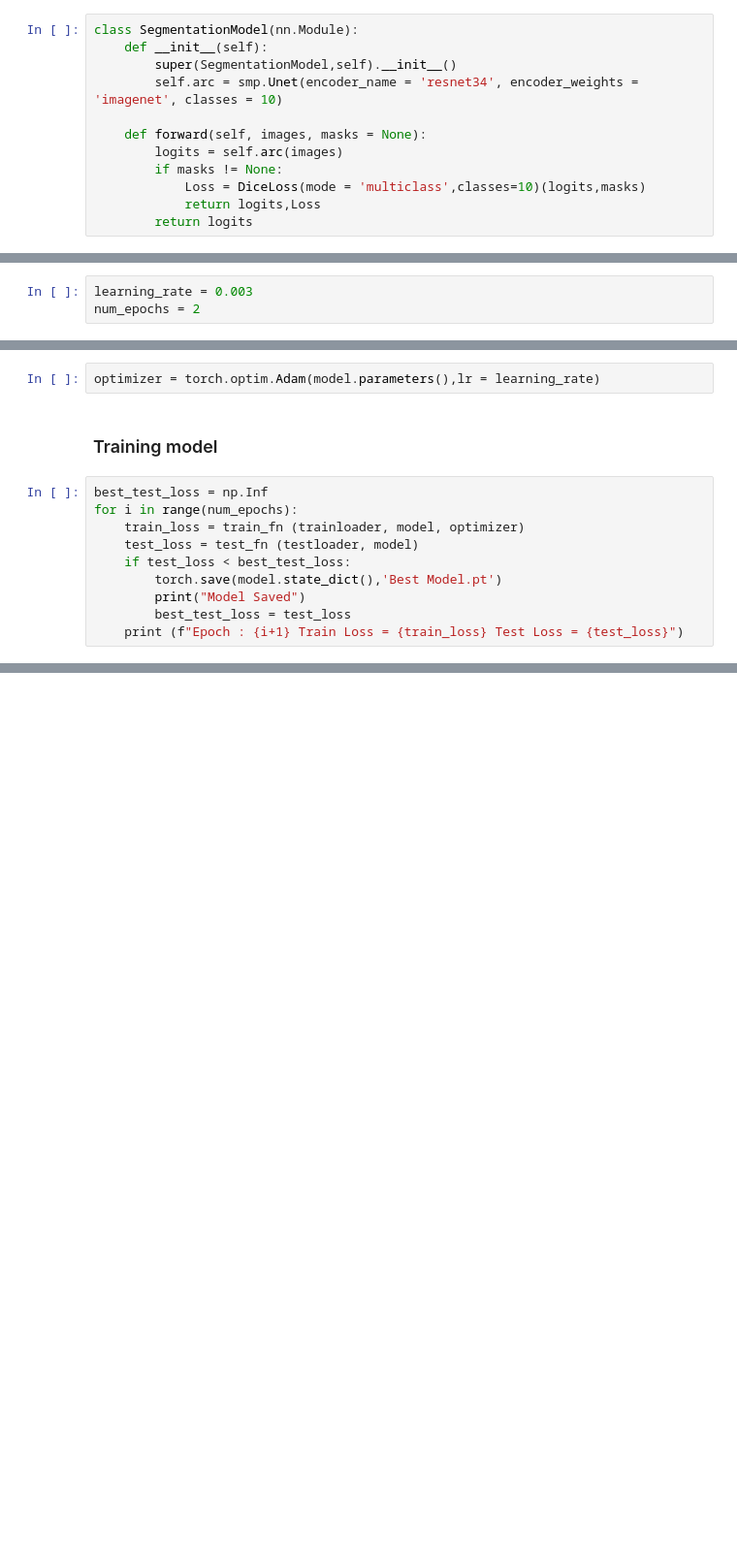
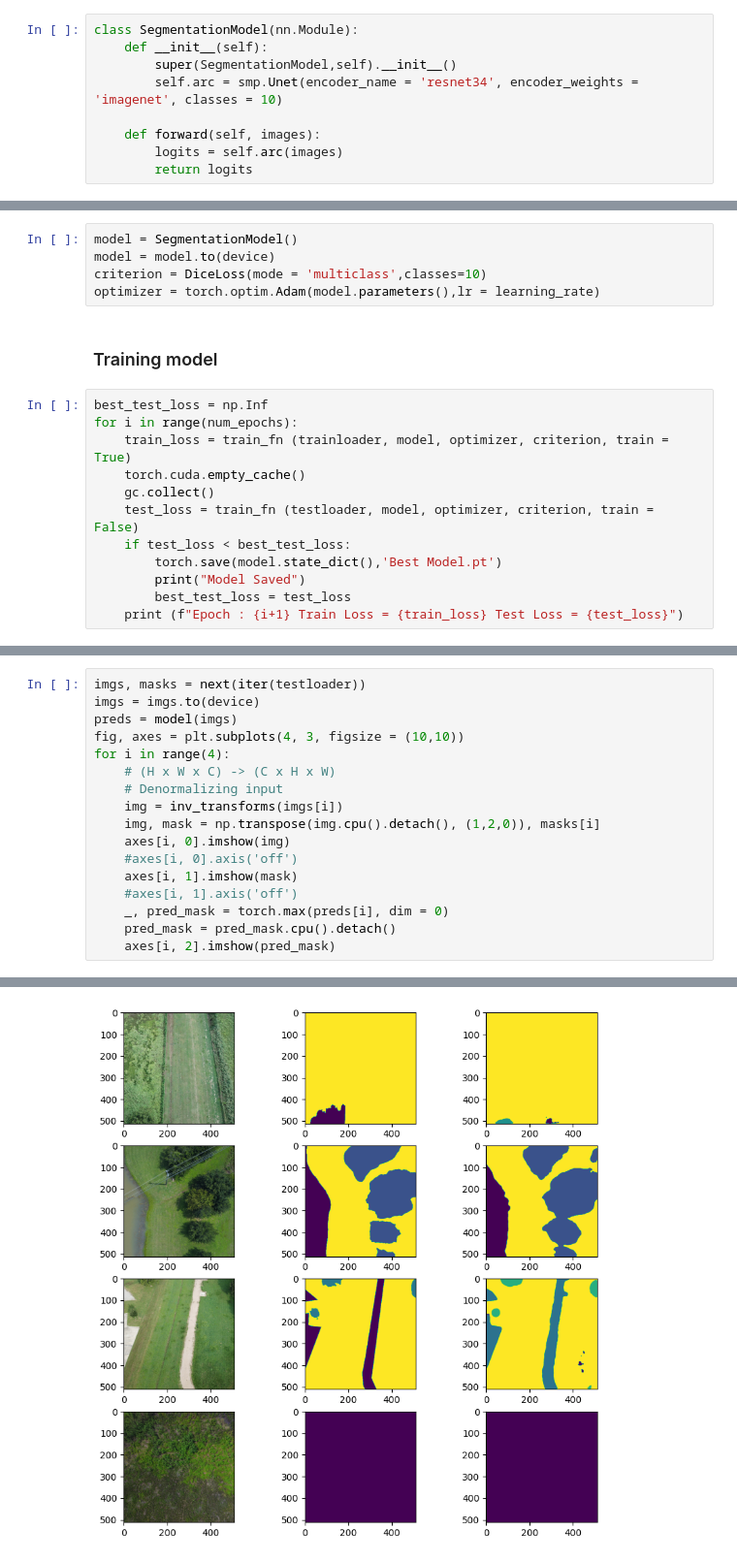
Before and after one commit to AniTho/scene_graph, a Jupyter notebook: work.ipynb, the cells around one changed output, grey strips where cells are left out. Shown at 97% size. Saved outputs shown, nothing was run; the diff lists cells and outputs as text; blank space fills up the shorter version.

```diff
--- a/work.ipynb
+++ b/work.ipynb
@@ -176,9 +214,6 @@ class SegmentationModel(nn.Module):
         super(SegmentationModel,self).__init__()
         self.arc = smp.Unet(encoder_name = 'resnet34', encoder_weights = 'imagenet', classes = 10)
 
-    def forward(self, images, masks = None):
+    def forward(self, images):
         logits = self.arc(images)
-        if masks != None:
-            Loss = DiceLoss(mode = 'multiclass',classes=10)(logits,masks)
-            return logits,Loss
         return logits
@@ -218,3 +239,0 @@ def test_fn(data_loader, model):
-# %%
-learning_rate = 0.003
-num_epochs = 2
@@ -223,12 +242,17 @@ num_epochs = 2
 # %%
+model = SegmentationModel()
+model = model.to(device)
+criterion = DiceLoss(mode = 'multiclass',classes=10)
 optimizer = torch.optim.Adam(model.parameters(),lr = learning_rate)
 # %% [markdown]
 ### Training model
 # %%
 best_test_loss = np.Inf
 for i in range(num_epochs):
-    train_loss = train_fn (trainloader, model, optimizer)
-    test_loss = test_fn (testloader, model)
+    train_loss = train_fn (trainloader, model, optimizer, criterion, train = True)
+    torch.cuda.empty_cache()
+    gc.collect()
+    test_loss = train_fn (testloader, model, optimizer, criterion, train = False)
     if test_loss < best_test_loss:
         torch.save(model.state_dict(),'Best Model.pt')
         print("Model Saved")
@@ -238,0 +281,18 @@ RuntimeError: one_hot is only applicable to index tensor.
+# %%
+imgs, masks = next(iter(testloader))
+imgs = imgs.to(device)
+preds = model(imgs)
+fig, axes = plt.subplots(4, 3, figsize = (10,10))
+for i in range(4):
+    # (H x W x C) -> (C x H x W)
+    # Denormalizing input
+    img = inv_transforms(imgs[i])
+    img, mask = np.transpose(img.cpu().detach(), (1,2,0)), masks[i]
+    axes[i, 0].imshow(img)
+    #axes[i, 0].axis('off')
+    axes[i, 1].imshow(mask)
+    #axes[i, 1].axis('off')
+    _, pred_mask = torch.max(preds[i], dim = 0)
+    pred_mask = pred_mask.cpu().detach()
+    axes[i, 2].imshow(pred_mask)
+# %% [output]
@@ -238,0 +303 @@ RuntimeError: one_hot is only applicable to index tensor.
+[figure, added]
```
Also changed, not shown: parts of 31 cells of this notebook.
